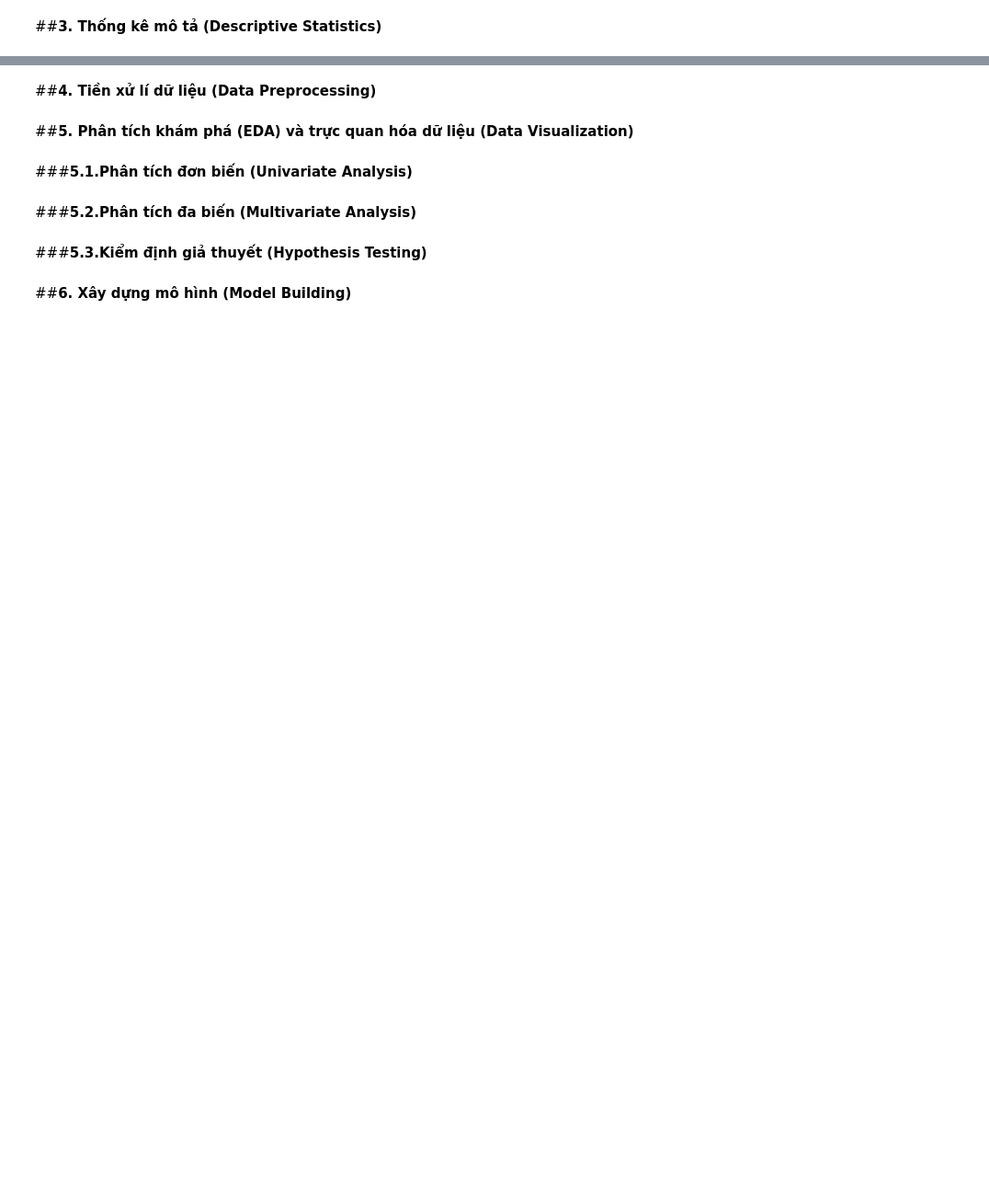
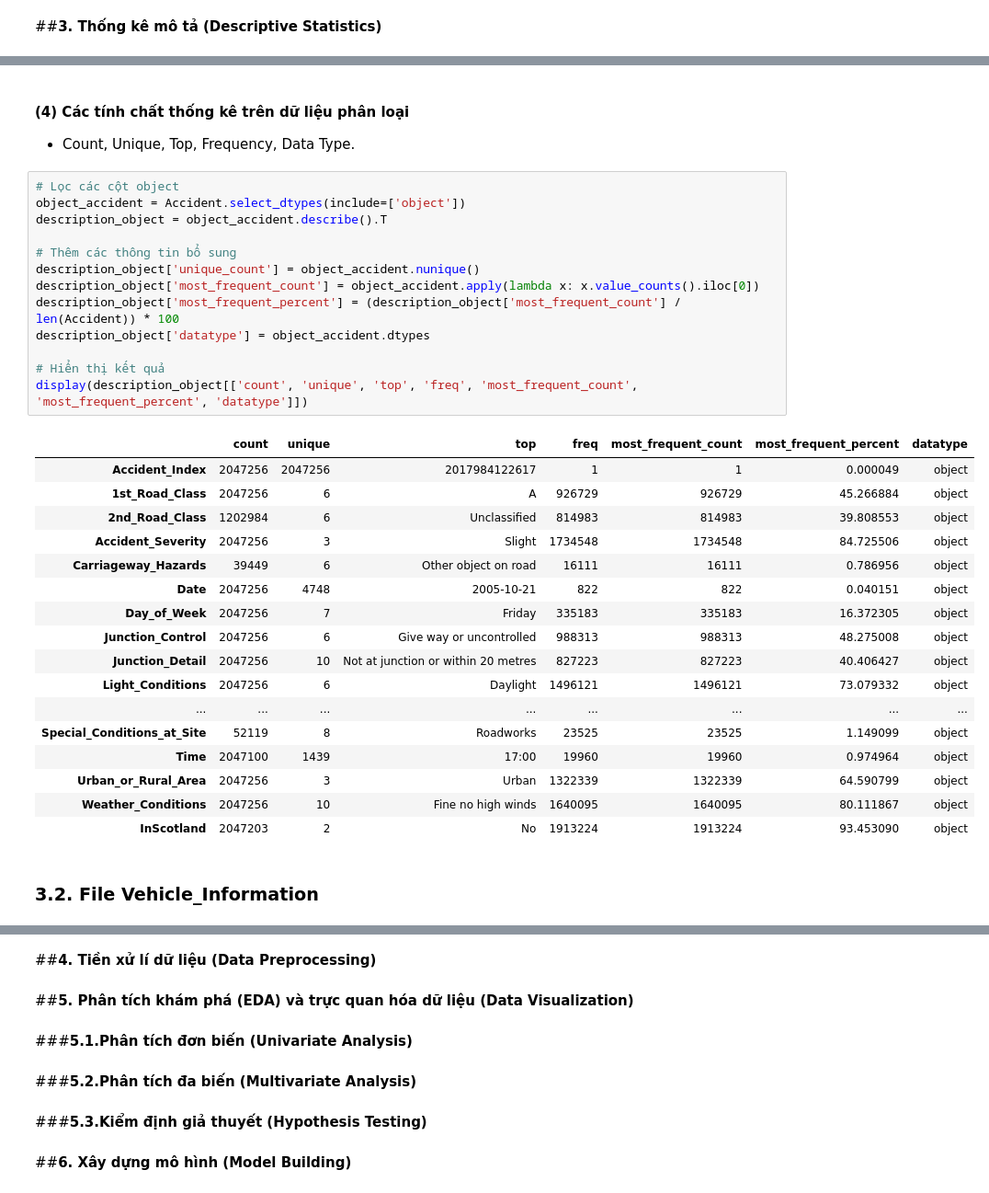
Before and after one commit to mihhwiNick/DA_project, a Jupyter notebook: UK_Road_Traffic_Accident_DA.ipynb, the cells around one changed output, grey strips where cells are left out. Shown at 92% size. Saved outputs shown, nothing was run; the diff lists cells and outputs as text; blank space fills up the shorter version.

```diff
--- a/UK_Road_Traffic_Accident_DA.ipynb
+++ b/UK_Road_Traffic_Accident_DA.ipynb
@@ -101,0 +255,36 @@ import os
+# %% [markdown]
+#### **(4) Các tính chất thống kê trên dữ liệu phân loại**
++ Count, Unique, Top, Frequency, Data Type.
+# %%
+# Lọc các cột object
+object_accident = Accident.select_dtypes(include=['object'])
+description_object = object_accident.describe().T
+
+# Thêm các thông tin bổ sung
+description_object['unique_count'] = object_accident.nunique()
+description_object['most_frequent_count'] = object_accident.apply(lambda x: x.value_counts().iloc[0])
+description_object['most_frequent_percent'] = (description_object['most_frequent_count'] / len(Accident)) * 100
+description_object['datatype'] = object_accident.dtypes
+
+# Hiển thị kết quả
+display(description_object[['count', 'unique', 'top', 'freq', 'most_frequent_count', 'most_frequent_percent', 'datatype']])
+# %% [output]
+|  | count | unique | top | freq | most_frequent_count | most_frequent_percent | datatype |
+| Accident_Index | 2047256 | 2047256 | 2017984122617 | 1 | 1 | 0.000049 | object |
+| 1st_Road_Class | 2047256 | 6 | A | 926729 | 926729 | 45.266884 | object |
+| 2nd_Road_Class | 1202984 | 6 | Unclassified | 814983 | 814983 | 39.808553 | object |
+| Accident_Severity | 2047256 | 3 | Slight | 1734548 | 1734548 | 84.725506 | object |
+| Carriageway_Hazards | 39449 | 6 | Other object on road | 16111 | 16111 | 0.786956 | object |
+| Date | 2047256 | 4748 | 2005-10-21 | 822 | 822 | 0.040151 | object |
+| Day_of_Week | 2047256 | 7 | Friday | 335183 | 335183 | 16.372305 | object |
+| Junction_Control | 2047256 | 6 | Give way or uncontrolled | 988313 | 988313 | 48.275008 | object |
+| Junction_Detail | 2047256 | 10 | Not at junction or within 20 metres | 827223 | 827223 | 40.406427 | object |
+| Light_Conditions | 2047256 | 6 | Daylight | 1496121 | 1496121 | 73.079332 | object |
+| ... | ... | ... | ... | ... | ... | ... | ... |
+| Special_Conditions_at_Site | 52119 | 8 | Roadworks | 23525 | 23525 | 1.149099 | object |
+| Time | 2047100 | 1439 | 17:00 | 19960 | 19960 | 0.974964 | object |
+| Urban_or_Rural_Area | 2047256 | 3 | Urban | 1322339 | 1322339 | 64.590799 | object |
+| Weather_Conditions | 2047256 | 10 | Fine no high winds | 1640095 | 1640095 | 80.111867 | object |
+| InScotland | 2047203 | 2 | No | 1913224 | 1913224 | 93.453090 | object |
+# %% [markdown]
+### **3.2. File Vehicle_Information**
```
Also changed, not shown: parts of 19 cells of this notebook.
